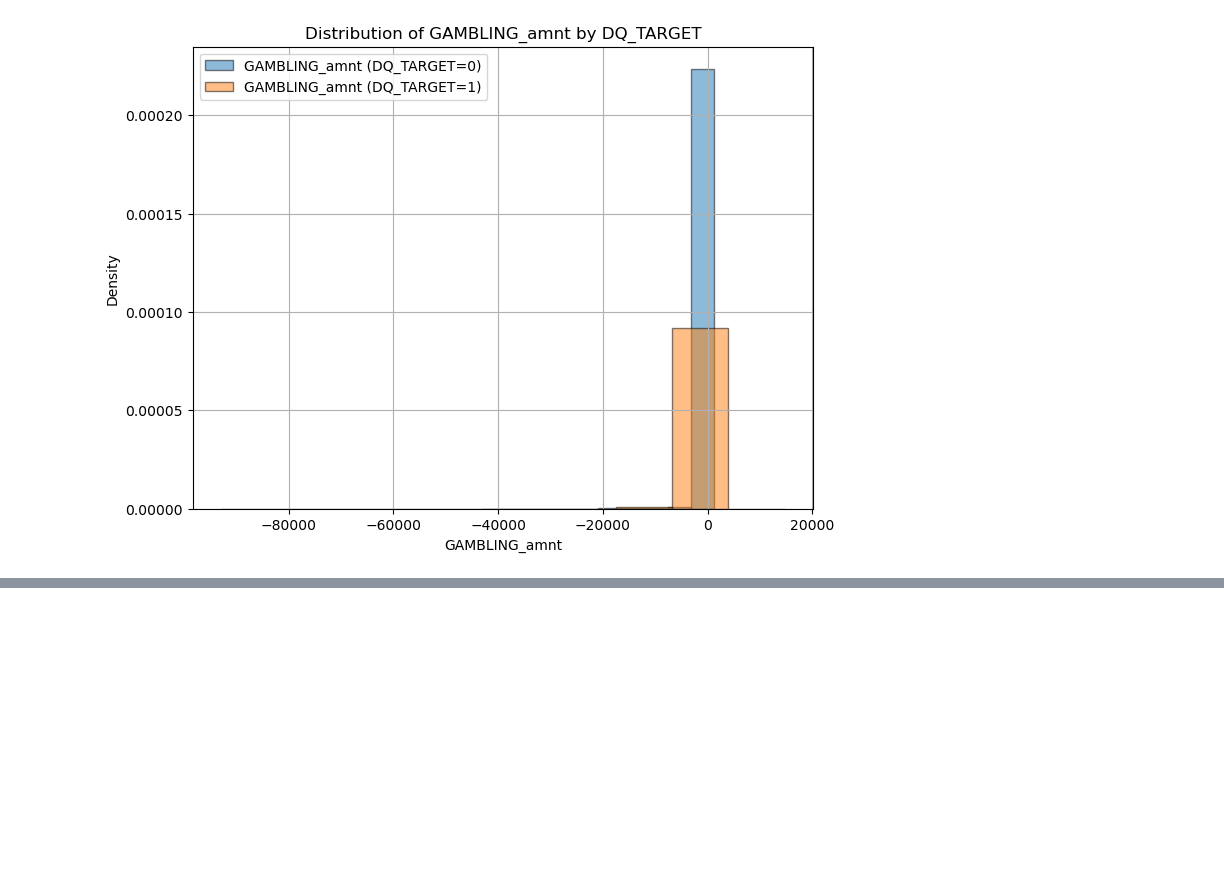
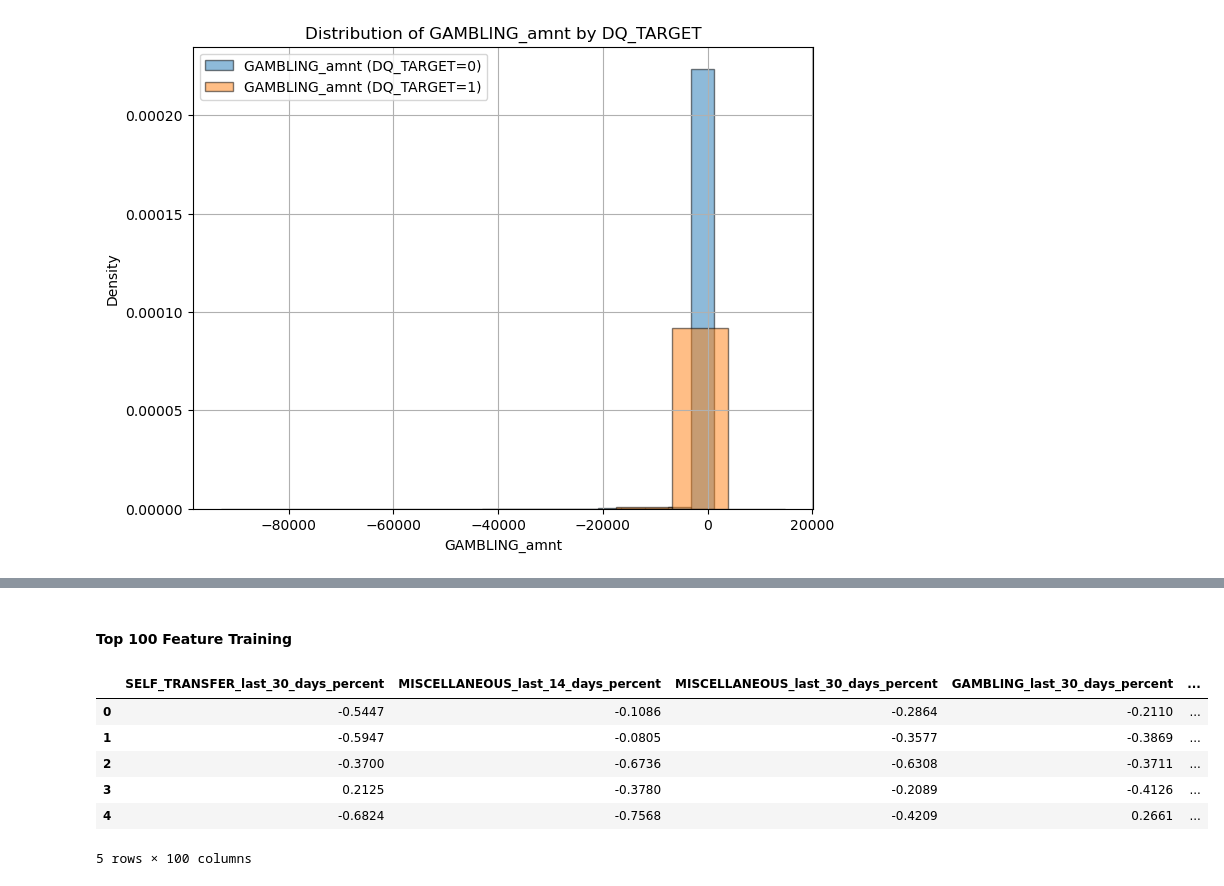
Before and after one commit to danielrmathew/prism-data-credit, a Jupyter notebook: src/notebooks/aman_q2.ipynb, the cells around one changed output, grey strips where cells are left out. Saved outputs shown, nothing was run; the diff lists cells and outputs as text; code cells hidden in the pictures; blank space fills up the shorter version.

```diff
--- a/src/notebooks/aman_q2.ipynb
+++ b/src/notebooks/aman_q2.ipynb
@@ -1329,0 +1362,2 @@ Num of bins = 10
+# %%
+data.fillna(0, inplace=True)
@@ -1329,0 +1417,3 @@ Num of bins = 10
+# %%
+X = data.drop(columns=["DQ_TARGET"])
+y = data['DQ_TARGET']
@@ -1329,0 +1466,3 @@ Num of bins = 10
+# %%
+model = RandomForestClassifier()
+model.fit(X, y)
@@ -1329,0 +1471,7 @@ Num of bins = 10
+# %%
+feature_importances = model.feature_importances_
+importance_df = pd.DataFrame({"Feature": X.columns, "Importance": feature_importances})
+
+# Sort by importance (descending order)
+importance_df = importance_df.sort_values(by="Importance", ascending=False)
+importance_df.head(10)
@@ -1329,0 +1490,18 @@ Num of bins = 10
+# %% [markdown]
+#### Top 100 Feature Training
+# %%
+top_100_ftrs = importance_df.Feature.values[:100]
+
+X_100 = X[top_100_ftrs]
+
+X_100_train, X_100_test, y_100_train, y_100_test = train_test_split(X_100, y, test_size=0.25, random_state=42, stratify=y)
+
+data_100.head()
+# %% [output]
+|  | SELF_TRANSFER_last_30_days_percent | MISCELLANEOUS_last_14_days_percent | MISCELLANEOUS_last_30_days_percent | GAMBLING_last_30_days_percent | ... |
+| 0 | -0.5447 | -0.1086 | -0.2864 | -0.2110 | ... |
+| 1 | -0.5947 | -0.0805 | -0.3577 | -0.3869 | ... |
+| 2 | -0.3700 | -0.6736 | -0.6308 | -0.3711 | ... |
+| 3 | 0.2125 | -0.3780 | -0.2089 | -0.4126 | ... |
+| 4 | -0.6824 | -0.7568 | -0.4209 | 0.2661 | ... |
+5 rows × 100 columns
```
Also changed, not shown: parts of 26 cells of this notebook.
